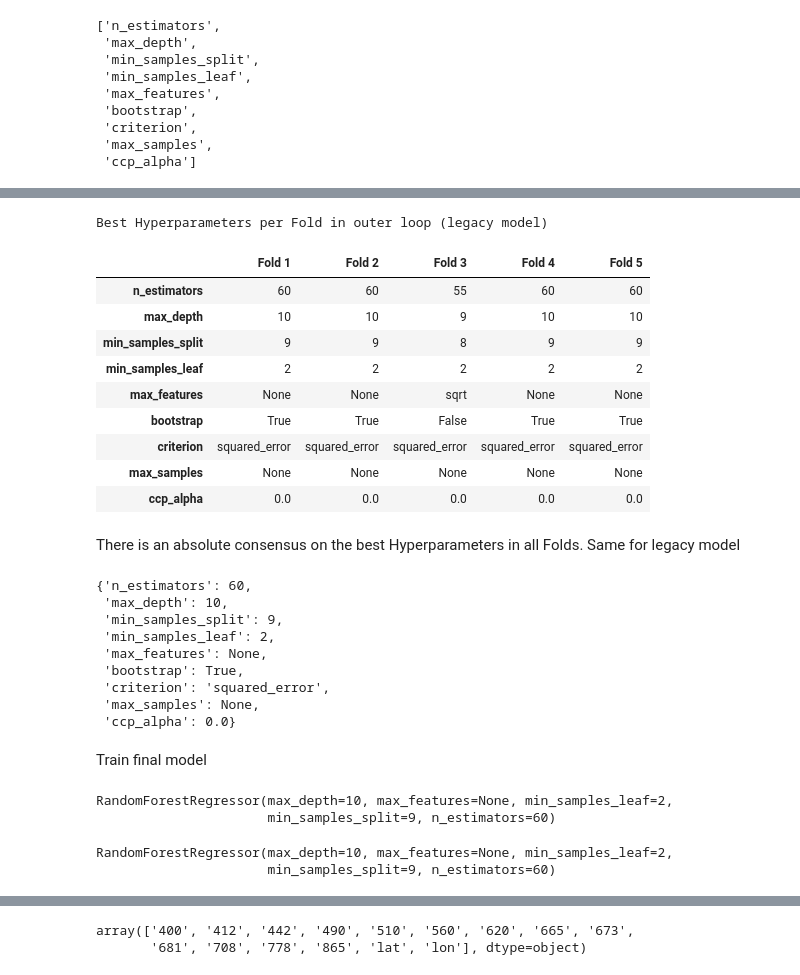
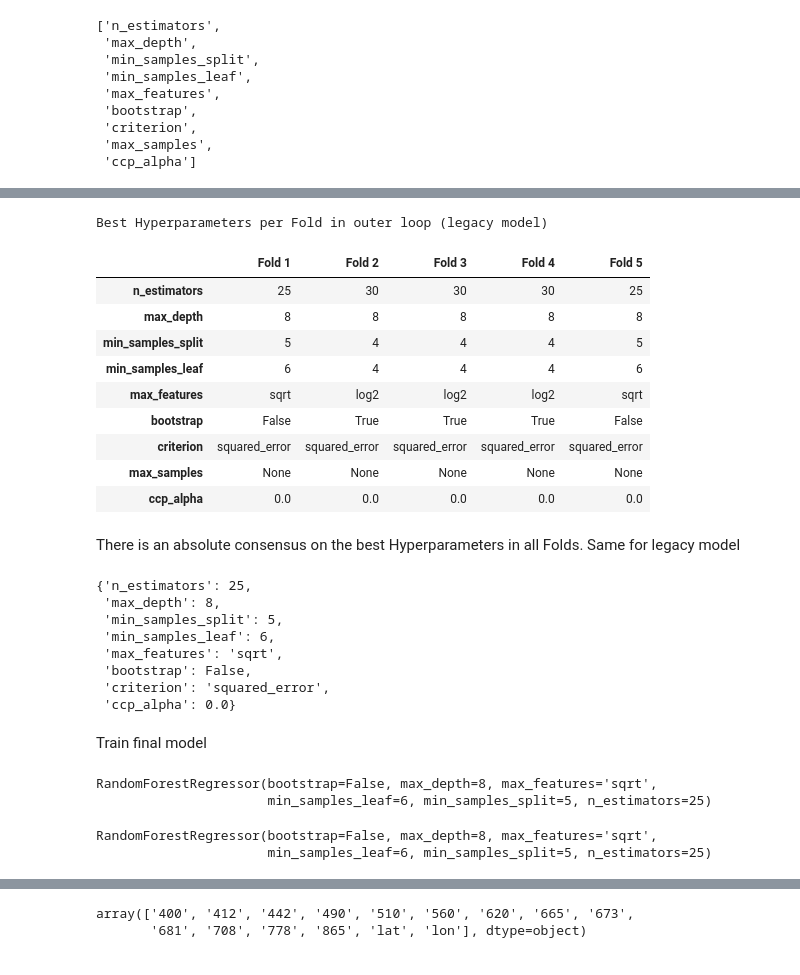
Before and after one commit to Kissyfur/pigment-retrieval-from-olci, a Jupyter notebook: notebooks/nestedCV/Cross_Validation_Random_Forest.ipynb, the cells around one changed output, grey strips where cells are left out. Drawn from its saved outputs; the diff is of its cells as text; code cells hidden in the pictures.

Commit message:
update on models and cross validation values

```diff
--- a/notebooks/nestedCV/Cross_Validation_Random_Forest.ipynb
+++ b/notebooks/nestedCV/Cross_Validation_Random_Forest.ipynb
@@ -87,12 +100,16 @@ def ncv_random_forest(x, y, param_d, score, score_aux=None, outer_splits=5, inne
     for train_idx, test_idx in tqdm(kfold_outer.split(x), total=outer_splits):
         X_train, X_test = x.iloc[train_idx].copy(), x.iloc[test_idx].copy()
         y_train, y_test = y.iloc[train_idx].copy(), y.iloc[test_idx].copy()
-        X_train, y_train = augment_data(X_train, y_train, replicate=9)
-        # X_train.loc[:, ['lat', 'lon']] = fill_random_2d(X_train.loc[:, ['lat', 'lon']].values, 0.1)
-        X_train.loc[:, ['lat']] = fill_value_2d(X_train.loc[:, ['lat']].values, val= np.nan, percent=0.1)
-        X_train.loc[:, ['lon']] = fill_value_2d(X_train.loc[:, ['lon']].values, val= np.nan, percent=0.1)
-        #X_train.loc[:, :] = fill_random_2d(X_train.loc[:, :].values, 0.1)
 
+        # X_train_leg, y_train_leg = X_train.copy(), y_train.copy()
+        # X_train_leg[complement_legacy_wavelengths] = np.nan
+
+        X_train, y_train = augment_data(X_train, y_train, replicate=10)
+
+        # X_train.loc[:, ['lat']] = fill_value_2d(X_train.loc[:, ['lat']].values, val= np.nan, percent=0.1)
+        # X_train.loc[:, ['lon']] = fill_value_2d(X_train.loc[:, ['lon']].values, val= np.nan, percent=0.1)
+        X_train.loc[:, ['lat']] = fill_random_2d(X_train.loc[:, ['lat']].values, percent=0.1)
+        X_train.loc[:, ['lon']] = fill_random_2d(X_train.loc[:, ['lon']].values, percent=0.1)
         kfold_inner = KFold(n_splits=inner_splits, shuffle=True, random_state=seed)
 
         # RandomizedSearchCV for hyperparameter tuning
@@ -132,10 +149,15 @@ def ncv_random_forest(x, y, param_d, score, score_aux=None, outer_splits=5, inne
 
         if score_aux is not None:
             aux_res_test.update({key: s(y_test, py) for key, s in score_aux.items()})
+        # X_test_legacy = X_test.copy()
+        # X_test_legacy[complement_legacy_wavelengths] = np.nan
         pi = permutation_importance(best_model, X_test, y_test, n_repeats=10, random_state=42, n_jobs=2, scoring=score)
-        test_result[i] = { **best_params, "score": score(best_model, X_test, y_test), **aux_res_test,
-                    "permutation importance mean": pi.importances_mean,
-                    "permutation importance std": pi.importances_std,}
+        test_result[i] = { **best_params,
+                           "score": score(best_model, X_test, y_test),
+                           # "score legacy": score(best_model, X_test_legacy, y_test),
+                           **aux_res_test,
+                           "permutation importance mean": pi.importances_mean,
+                           "permutation importance std": pi.importances_std,}
         i = i+1
     return train_result, test_result
 
@@ -151,7 +173,7 @@ y = y[x['med and black sea'].astype(bool)]
 x = x[x['med and black sea'].astype(bool)]
 x = x.drop(columns=['med', 'black sea', 'med and black sea'])
 
-n = 300
+n = 100
 
 # Wrap the custom score function for use in RandomizedSearchCV
 # custom_scorer = make_scorer(custom_score, greater_is_better=True)
@@ -219,0 +240,2 @@ x_mini = x.drop(columns=["400", "620", "510", "665", "681", "708", "778", "865"]
+# %%
+x_mini = x.drop(columns=complement_legacy_wavelengths)
@@ -370,55 +397,54 @@ Best Hyperparameters per Fold in outer loop
 | ccp_alpha | 0.0 | 0.0 | 0.0 | 0.0 | 0.0 |
 # %%
 print("Best Hyperparameters per Fold in outer loop (legacy model)")
-pd.DataFrame([mets_test_mini[hp_name] for hp_name in hp],
+pd.DataFrame([mets_test_mini[hp_name]  if hp_name in mets_test_mini else [None, None, None, None, None] for hp_name in hp],
              columns=["Fold 1", "Fold 2", "Fold 3", "Fold 4", "Fold 5"],
              index=hp)
 # %% [output]
 Best Hyperparameters per Fold in outer loop (legacy model)
 |  | Fold 1 | Fold 2 | Fold 3 | Fold 4 | Fold 5 |
-| n_estimators | 60 | 60 | 55 | 60 | 60 |
-| max_depth | 10 | 10 | 9 | 10 | 10 |
-| min_samples_split | 9 | 9 | 8 | 9 | 9 |
-| min_samples_leaf | 2 | 2 | 2 | 2 | 2 |
-| max_features | None | None | sqrt | None | None |
-| bootstrap | True | True | False | True | True |
+| n_estimators | 25 | 30 | 30 | 30 | 25 |
+| max_depth | 8 | 8 | 8 | 8 | 8 |
+| min_samples_split | 5 | 4 | 4 | 4 | 5 |
+| min_samples_leaf | 6 | 4 | 4 | 4 | 6 |
+| max_features | sqrt | log2 | log2 | log2 | sqrt |
+| bootstrap | False | True | True | True | False |
 | criterion | squared_error | squared_error | squared_error | squared_error | squared_error |
 | max_samples | None | None | None | None | None |
 | ccp_alpha | 0.0 | 0.0 | 0.0 | 0.0 | 0.0 |
 # %% [markdown]
 There is an absolute consensus on the best Hyperparameters in all Folds. Same for legacy model
 # %%
-best_hp ={hp_name: mets_test[hp_name][0] for hp_name in hp}
+best_hp ={hp_name: mets_test[hp_name][0] for hp_name in hp if hp_name in mets_test.keys()}
 best_hp
 # %% [output]
-{'n_estimators': 60,
- 'max_depth': 10,
- 'min_samples_split': 9,
- 'min_samples_leaf': 2,
- 'max_features': None,
- 'bootstrap': True,
+{'n_estimators': 25,
+ 'max_depth': 8,
+ 'min_samples_split': 5,
+ 'min_samples_leaf': 6,
+ 'max_features': 'sqrt',
+ 'bootstrap': False,
  'criterion': 'squared_error',
- 'max_samples': None,
  'ccp_alpha': 0.0}
 # %% [markdown]
 Train final model
 # %%
 x_train, y_train = augment_data(x, y, replicate=9)
-x_train.loc[:, ['lat', 'lon']] = fill_random_2d(x_train.loc[:, ['lat', 'lon']].values, 0.1)
-
+x_train.loc[:, ['lat']] = fill_value_2d(x_train.loc[:, ['lat']].values, val= np.nan, percent=0.1)
+x_train.loc[:, ['lon']] = fill_value_2d(x_train.loc[:, ['lon']].values, val= np.nan, percent=0.1)
 best_model = RandomForestRegressor(**best_hp)
 best_model.fit(x_train, y_train)
 # %% [output]
-RandomForestRegressor(max_depth=10, max_features=None, min_samples_leaf=2,
-                      min_samples_split=9, n_estimators=60)
+RandomForestRegressor(bootstrap=False, max_depth=8, max_features='sqrt',
+                      min_samples_leaf=6, min_samples_split=5, n_estimators=25)
 # %%
-x_train_mini = x_train.drop(columns=["400", "620", "510", "665", "681", "708", "778", "865"])
+x_train_mini = x_train.drop(columns=["400", "620", "665", "681", "708", "778", "865"])
 
 best_model_legacy = RandomForestRegressor(**best_hp)
 best_model_legacy.fit(x_train_mini, y_train)
 # %% [output]
-RandomForestRegressor(max_depth=10, max_features=None, min_samples_leaf=2,
-                      min_samples_split=9, n_estimators=60)
+RandomForestRegressor(bootstrap=False, max_depth=8, max_features='sqrt',
+                      min_samples_leaf=6, min_samples_split=5, n_estimators=25)
 # %%
 r2_score(y.values, best_model.predict(x))
 # %% [output]
```
Also changed, not shown: parts of 12 cells of this notebook, 16 other files.
